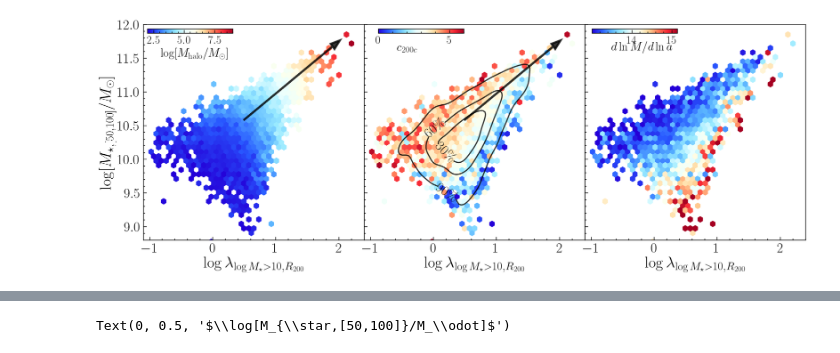
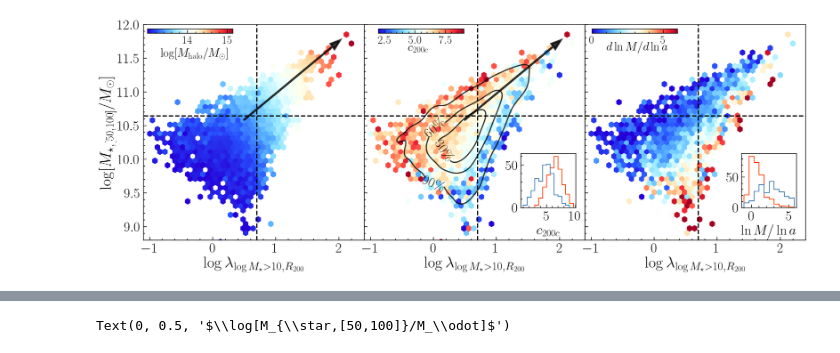
Before and after one commit to Xuchuyi/cenvssat, a Jupyter notebook: FigureNotebooks/Fig5.ipynb, the cells around one changed output, grey strips where cells are left out. Saved outputs shown, nothing was run; the diff lists cells and outputs as text; code cells hidden in the pictures.

```diff
--- a/FigureNotebooks/Fig5.ipynb
+++ b/FigureNotebooks/Fig5.ipynb
@@ -101,6 +122,32 @@ y_range = np.linspace(X[:, 1].min(), X[:, 1].max(), 100)
 xx, yy = np.meshgrid(x_range, y_range)
 zz = model.predict(np.c_[xx.ravel(), yy.ravel()]).reshape(xx.shape)
 
+top_numb=800
+mask1=(tab2['c_200c']<15)
+ydata0=np.log10(tab2[mask1]['aper_100_gal']-tab2[mask1]['aper_50_gal'])
+topNout=topNoutselect(tab2[mask1],'aper_100_gal','aper_50_gal',top_numb)
+mask_l=(ydata0>=np.min(np.log10(topNout['aper_100_gal']-topNout['aper_50_gal'])))
+xdata0=np.log10(tab2[mask1][name])
+
+mask_h1=(xdata0>np.min(np.log10(topNselect(tab2[mask1],name,top_numb)[name])))
+mask_h2=(xdata0==np.min(np.log10(topNselect(tab2[mask1],name,top_numb)[name])))
+index_list=np.where(mask_h2==True)[0]
+true_num=top_numb-len(xdata0[mask_h1])
+array=np.zeros(len(index_list))
+array[:true_num]=1
+np.random.shuffle(array)
+for j in range(len(index_list)):
+    index=index_list[j]
+    mask_h2[index]=mask_h2[index]&bool(array[j])
+mask_h=mask_h1|mask_h2
+mask_up=mask_l&(~mask_h)
+mask_down=mask_h&(~mask_l)
+up_data=tab2[mask1][mask_up]
+down_data=tab2[mask1][mask_down]
+
+x_v=np.min(xdata0[mask_h])
+y_v=np.min(ydata0[mask_l])
+
 # creating 3d plot using matplotlib
 # in python
 
@@ -113,34 +160,44 @@ gs = fig.add_gridspec(1,3, hspace=0, wspace=0)
 name='richness_cut_r200_10'
 label=r'$\log\lambda_{\log M_\star>10,R_{200}}$'
 tab_x=random_noise_on_richness(tab2[name],error=1,times=10)
-mask1=(tab2['c_200c']<15)&(tab_x>0.1)
-xdata=np.log10(tab_x[mask1])
-ydata=np.log10(tab2[mask1]['aper_100_gal']-tab2[mask1]['aper_50_gal'])
-zdata=tab2[mask1]['c_200c']
+mask10=(tab2['c_200c']<15)&(tab_x>0.1)
+xdata=np.log10(tab_x[mask10])
+ydata=np.log10(tab2[mask10]['aper_100_gal']-tab2[mask10]['aper_50_gal'])
+zdata=tab2[mask10]['c_200c']
 SC=ax1.hexbin(xdata,ydata,C=zdata,cmap=cmap1,gridsize=40,vmin=2,vmax=9)
-cax = fig.add_axes([0.13, 0.85, 0.1, 0.015])
-ax1.text(0.15,0.88,r'$c_{200c}$',transform=ax1.transAxes,size=30)
+
+cax = fig.add_axes([0.4, 0.85, 0.1, 0.015])
+ax1.text(0.2,0.88,r'$c_{200c}$',transform=ax1.transAxes,size=30)
 cbar = plt.colorbar(SC, cax=cax, orientation='horizontal')
 cbar.ax.tick_params(labelsize=28)
-zdata=tab2[mask1]['acc_rate']
+zdata=tab2[mask10]['acc_rate']
 SC=ax2.hexbin(xdata,ydata,C=zdata,cmap=cmap1,gridsize=40,vmin=0,vmax=6)
-ax2.text(0.12,0.88,r'$d\ln M/d\ln a$',transform=ax2.transAxes,size=30)
+ax2.text(0.1,0.88,r'$d\ln M/d\ln a$',transform=ax2.transAxes,size=30)
+ax10 = ax1.inset_axes([0.71, 0.15, 0.25,0.25], transform=ax1.transAxes)
+binlist=np.arange(1,10,2/3)
+ax10.hist(up_data['c_200c'],histtype='step',color='orangered',bins=binlist,lw=2)
+ax10.hist(down_data['c_200c'],histtype='step',color='steelblue',bins=binlist,lw=2)
+ax10.set_xlabel(r'$c_{200c}$')
 #SC=ax2.hexbin(xdata,ydata,mincnt=1,cmap='plasma',gridsize=40)
-cax = fig.add_axes([0.4, 0.85, 0.1, 0.015])
+cax = fig.add_axes([0.65, 0.85, 0.1, 0.015])
 cbar = plt.colorbar(SC, cax=cax, orientation='horizontal')
 cbar.ax.tick_params(labelsize=28)
 
-zdata=np.log10(tab2[mask1]['mass_halo'])
+zdata=np.log10(tab2[mask10]['mass_halo'])
 SC=ax3.hexbin(xdata,ydata,C=zdata,cmap=cmap1,gridsize=40)
 ax3.text(0.08,0.85,r'$\log[M_{\rm halo}/M_\odot]$',transform=ax3.transAxes,size=30)
-cax = fig.add_axes([0.65, 0.85, 0.1, 0.015])
+cax = fig.add_axes([0.13, 0.85, 0.1, 0.015])
 cbar = plt.colorbar(SC, cax=cax, orientation='horizontal')
 cbar.ax.tick_params(labelsize=28)
 ax1.set_xlabel(label,fontsize=40)
 ax2.set_xlabel(label,fontsize=40)
 ax3.set_xlabel(label,fontsize=40)
 ax3.set_ylabel(r'$\log[M_{\star,[50,100]}/M_\odot]$',fontsize=40)
-
+ax10 = ax2.inset_axes([0.71, 0.15, 0.25,0.25], transform=ax2.transAxes)
+binlist=np.arange(-1,6,2/3)
+ax10.hist(up_data['acc_rate'],histtype='step',color='orangered',bins=binlist,lw=2)
+ax10.hist(down_data['acc_rate'],histtype='step',color='steelblue',bins=binlist,lw=2)
+ax10.set_xlabel(r'$\ln M/\ln a$')
 
 
 xline=np.arange(0.5,2,0.1)
@@ -154,32 +211,41 @@ ax3.arrow(x0,y0,dx,dy,color='black',alpha=0.8,lw=5,zorder=1,head_width=0.1)
 
 x=xdata
 y=ydata
 values = np.vstack([x, y])
 kernel = gaussian_kde(values)
 
 # Create a grid over which we will evaluate the KDE
 xmin, xmax = x.min() , x.max()
 ymin, ymax = y.min() , y.max()
 xx, yy = np.mgrid[xmin:xmax:100j, ymin:ymax:100j]
 positions = np.vstack([xx.ravel(), yy.ravel()])
 f = np.reshape(kernel(positions).T, xx.shape)
 sorted_zi=np.sort(kernel(positions).T)
 cumulative_zi=np.cumsum(sorted_zi)/np.sum(sorted_zi)
 t_30=sorted_zi[np.argmin(np.abs(cumulative_zi - 0.7))]
 t_60=sorted_zi[np.argmin(np.abs(cumulative_zi - 0.4))]
 t_90=sorted_zi[np.argmin(np.abs(cumulative_zi - 0.1))]
 CS=ax1.contour(xx,yy,f,levels=[t_90,t_60,t_30],colors=['black','black','black'],linewidths=3,alpha=0.8)
 fmt={}
 str0=[r'$90\%$',r'$60\%$',r'$30\%$']
 for l, s in zip(CS.levels, str0):
     fmt[l] = s
-ax1.clabel(CS,inline=True,fmt=fmt,inline_spacing=1,manual=[(0.1,9.3),(0,10.5),(0.3,10.2)])
+ax1.clabel(CS,inline=True,fmt=fmt,inline_spacing=1,manual=[(0,9.5),(0,10.5),(0.3,10.2)])
 ax1.set_ylim(8.8,12)
 ax1.set_xlim(-1.1,2.4)
 ax2.set_ylim(8.8,12)
 ax2.set_xlim(-1.1,2.4)
 ax3.set_ylim(8.8,12)
 ax3.set_xlim(-1.1,2.4)
+
+ax1.axvline(x_v,c='black',lw=3,ls='--')
+ax1.axhline(y_v,c='black',lw=3,ls='--')
+ax2.axvline(x_v,c='black',lw=3,ls='--')
+ax2.axhline(y_v,c='black',lw=3,ls='--')
+ax3.axvline(x_v,c='black',lw=3,ls='--')
+ax3.axhline(y_v,c='black',lw=3,ls='--')
+
+
 plt.savefig(fig_dir+"Fig5.pdf",dpi=150)
 # %% [output]
-[figure, old version]
+[figure, new version]
```
Also changed, not shown: parts of 2 cells of this notebook, 1 other file.
